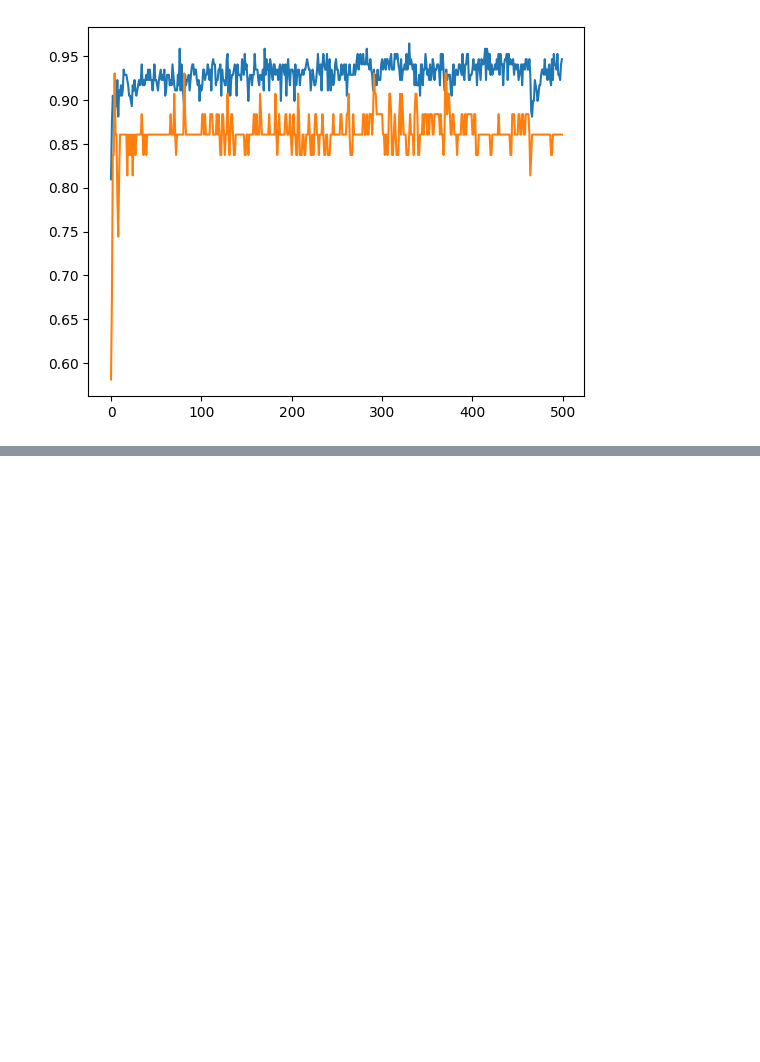
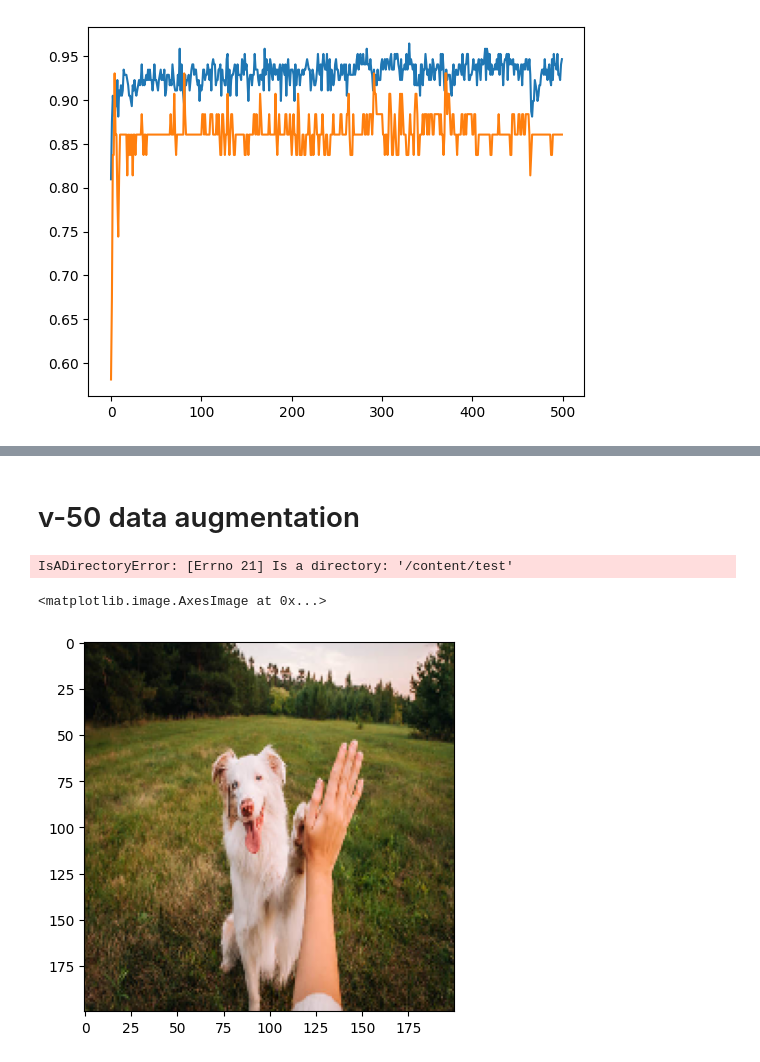
Before and after one commit to kunj10/DeepLearning, a Jupyter notebook: notebook/DL_Practicals.ipynb, the cells around one changed output, grey strips where cells are left out. Cells and saved outputs as stored; diff of their text form; code cells hidden in the pictures; blank space fills up the shorter version.

```diff
--- a/notebook/DL_Practicals.ipynb
+++ b/notebook/DL_Practicals.ipynb
@@ -1002,0 +1399,2 @@ plt.plot(history.history['val_accuracy'])
+# %% [markdown]
+# v-50 data augmentation
@@ -1002,0 +1403,4 @@ plt.plot(history.history['val_accuracy'])
+# %%
+img = image.load_img('/content/test',target_size = (200,200) )
+# %% [output]
+IsADirectoryError: [Errno 21] Is a directory: '/content/test'
@@ -1002,0 +1409,5 @@ plt.plot(history.history['val_accuracy'])
+# %%
+plt.imshow(img)
+# %% [output]
+<matplotlib.image.AxesImage at 0x...>
+[figure, added]
```
Also changed, not shown: parts of 137 cells of this notebook, 2 other files.
